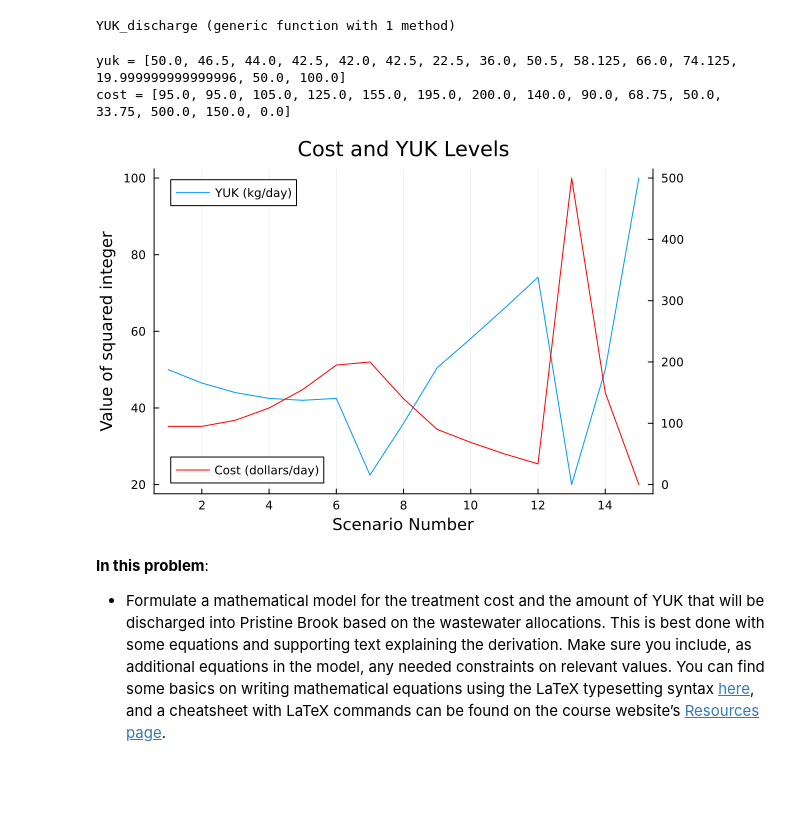
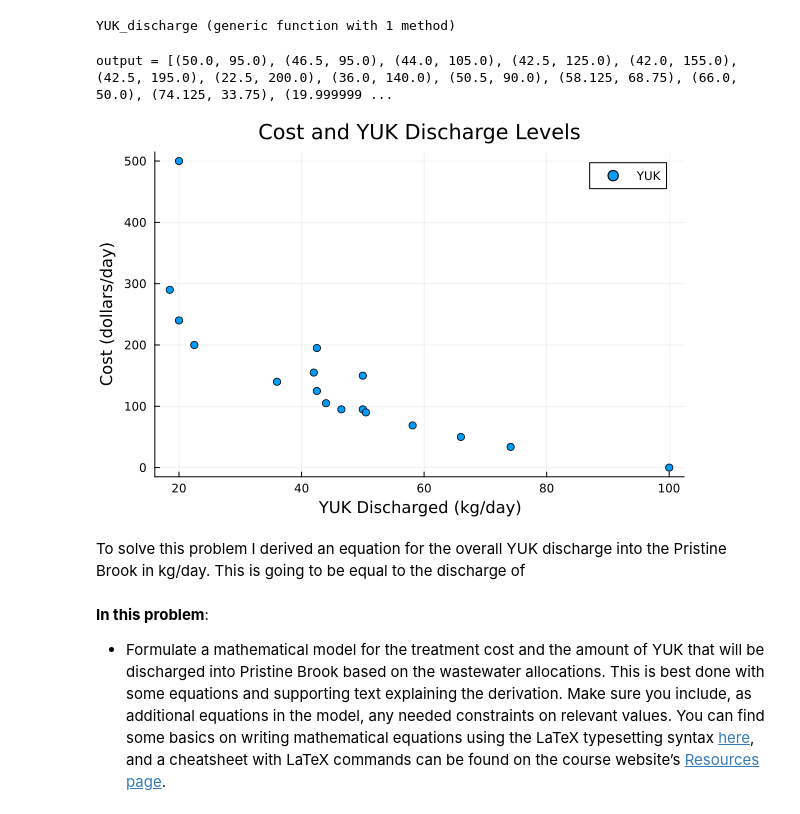
Before and after one commit to BEE4750-FA24/hw1-badynmt, a Jupyter notebook: hw01.ipynb, the cells around one changed output. Saved outputs shown, nothing was run; the diff lists cells and outputs as text; code cells hidden in the pictures; blank space fills up the shorter version.

Commit message:
More on problem 4

```diff
--- a/hw01.ipynb
+++ b/hw01.ipynb
@@ -393,25 +393,40 @@ end
 # %% [output]
 YUK_discharge (generic function with 1 method)
 # %%
-land =     [10, 20, 30, 40, 50, 60, 50, 40, 30, 25, 20, 15, 100, 0, 0]
-chemical = [60, 50, 40, 30, 20, 10, 50, 40, 30, 25, 20, 15, 0, 100, 0]
-no_treat = [30, 30, 30, 30, 30, 30,  0, 20, 40, 50, 60, 70, 0,  0, 100]
-scenario = [ 1,  2,  3,  4,  5,  6,  7,  8,  9, 10, 11, 12, 13, 14, 15]
+# Define arrays for each input variable of YUK_discharge
+land =     [10, 20, 30, 40, 50, 60, 50, 40, 30, 25, 20, 15, 100, 0,  0, 60, 70]
+chemical = [60, 50, 40, 30, 20, 10, 50, 40, 30, 25, 20, 15, 0, 100,  0, 40, 30]
+no_treat = [30, 30, 30, 30, 30, 30,  0, 20, 40, 50, 60, 70, 0,  0, 100, 0,   0]
+
+scenario = [ 1,  2,  3,  4,  5,  6,  7,  8,  9, 10, 11, 12, 13, 14, 15, 16, 17]
+
+# Call the function and store the output data
 output = YUK_discharge.(land, chemical, no_treat);
 yuk = [out[1] for out in output];
 cost = [out[2] for out in output];
 
-@show yuk
-@show cost
+# Sort outputs into ascending order for graphing
+sorted_output = sort(output)
+yuks = [out[1] for out in sorted_output];
+costs = [out[2] for out in sorted_output];
 
-plot(scenario, yuk, title="Cost and YUK Levels", label="YUK (kg/day)")
-xlabel!("Scenario Number")
-ylabel!("Value of squared integer")
-plot!(twinx(), cost, color=:red ,xticks=:none, label="Cost (dollars/day)", legend=:bottomleft)
+scatter(yuks, costs, title="Cost and YUK Discharge Levels", label="YUK")
+xlabel!("YUK Discharged (kg/day)")
+ylabel!("Cost (dollars/day)")
+# @show new_out
+# @show yuk
+# @show cost
+
+# plot(scenario, yuk, title="Cost and YUK Discharge Levels", label="YUK")
+# xlabel!("Scenario Number")
+# ylabel!("YUK Discharged (kg/day)")
+# plot!(twinx(), cost, color=:red ,xticks=:none, label="Cost", legend=:bottomleft)
+# ylabel!("Cost (dollars/day)")
 # %% [output]
-yuk = [50.0, 46.5, 44.0, 42.5, 42.0, 42.5, 22.5, 36.0, 50.5, 58.125, 66.0, 74.125, 19.999999999999996, 50.0, 100.0]
-cost = [95.0, 95.0, 105.0, 125.0, 155.0, 195.0, 200.0, 140.0, 90.0, 68.75, 50.0, 33.75, 500.0, 150.0, 0.0]
+output = [(50.0, 95.0), (46.5, 95.0), (44.0, 105.0), (42.5, 125.0), (42.0, 155.0), (42.5, 195.0), (22.5, 200.0), (36.0, 140.0), (50.5, 90.0), (58.125, 68.75), (66.0, 50.0), (74.125, 33.75), (19.999999 ...
-[figure, old version]
+[figure, new version]
+# %% [markdown]
+To solve this problem I derived an equation for the overall YUK discharge into the Pristine Brook in kg/day. This is going to be equal to the discharge of
 # %% [markdown]
 **In this problem**:
 
```
